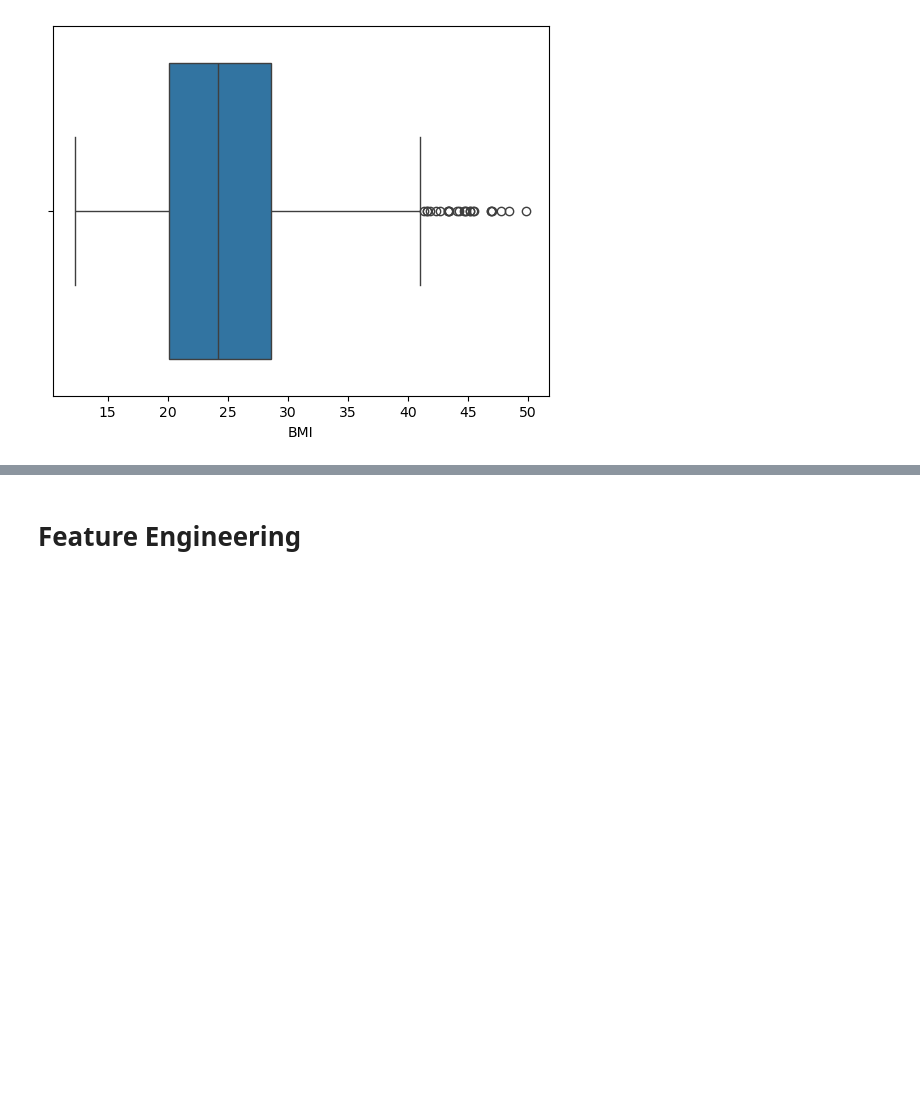
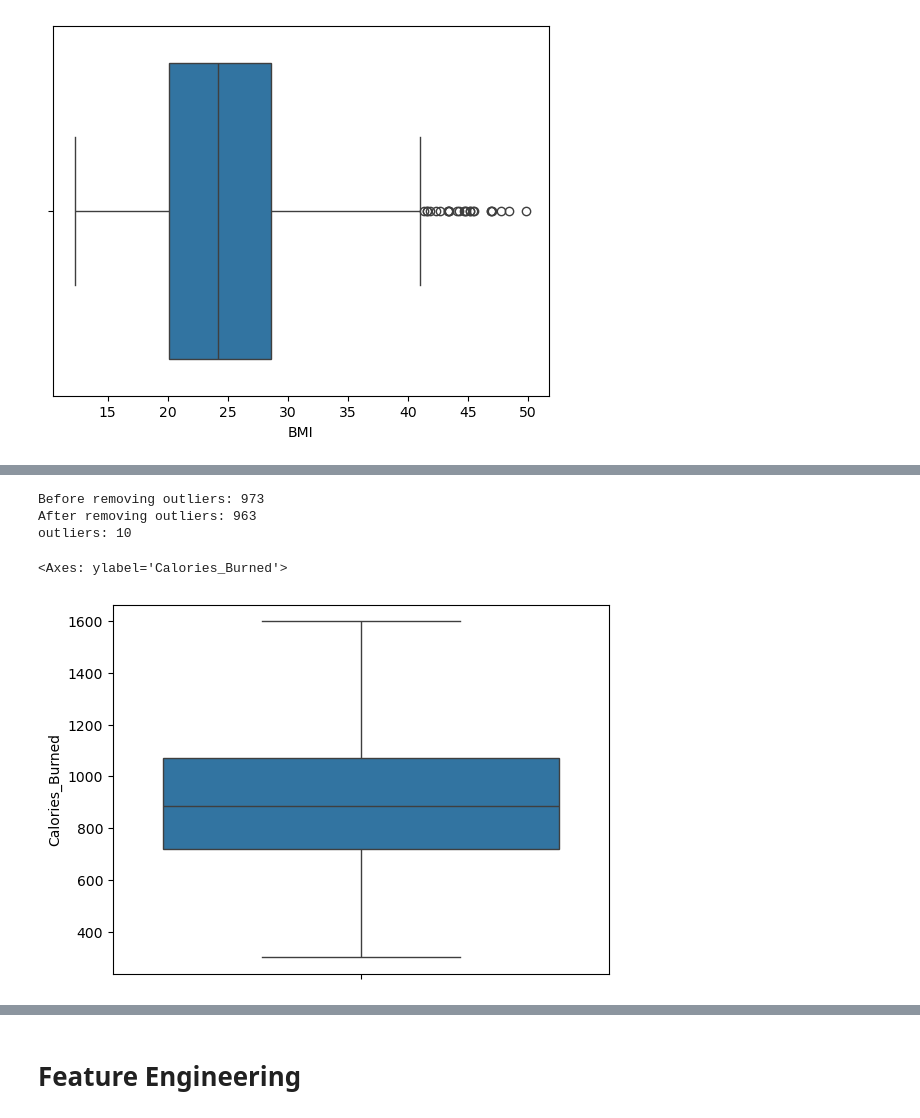
Before and after one commit to yetemegn-telaye/bmi_prediction, a Jupyter notebook: bmi_prediction_regression.ipynb, the cells around one changed output, grey strips where cells are left out. Drawn from its saved outputs; the diff is of its cells as text; code cells hidden in the pictures; blank space fills up the shorter version.

```diff
--- a/bmi_prediction_regression.ipynb
+++ b/bmi_prediction_regression.ipynb
@@ -326,3 +306,7 @@ for i in df.select_dtypes(include="number").columns:
 [figure]
 [figure]
 [figure]
+# %%
+q1 = df['Calories_Burned'].quantile(0.25)
+q3 = df['Calories_Burned'].quantile(0.75)
+iqr = q3-q1
@@ -328,0 +342,14 @@ for i in df.select_dtypes(include="number").columns:
+# %%
+new_df = df.loc[(df['Calories_Burned'] < upper_limit) & (df['Calories_Burned'] > lower_limit)]
+print('Before removing outliers:', len(df))
+print('After removing outliers:', len(new_df))
+print('outliers:', len(df)-len(new_df))
+# %% [output]
+Before removing outliers: 973
+After removing outliers: 963
+outliers: 10
+# %%
+sns.boxplot(new_df['Calories_Burned'])
+# %% [output]
+<Axes: ylabel='Calories_Burned'>
+[figure, added]
```
Also changed, not shown: parts of 17 cells of this notebook, 3 other files.
